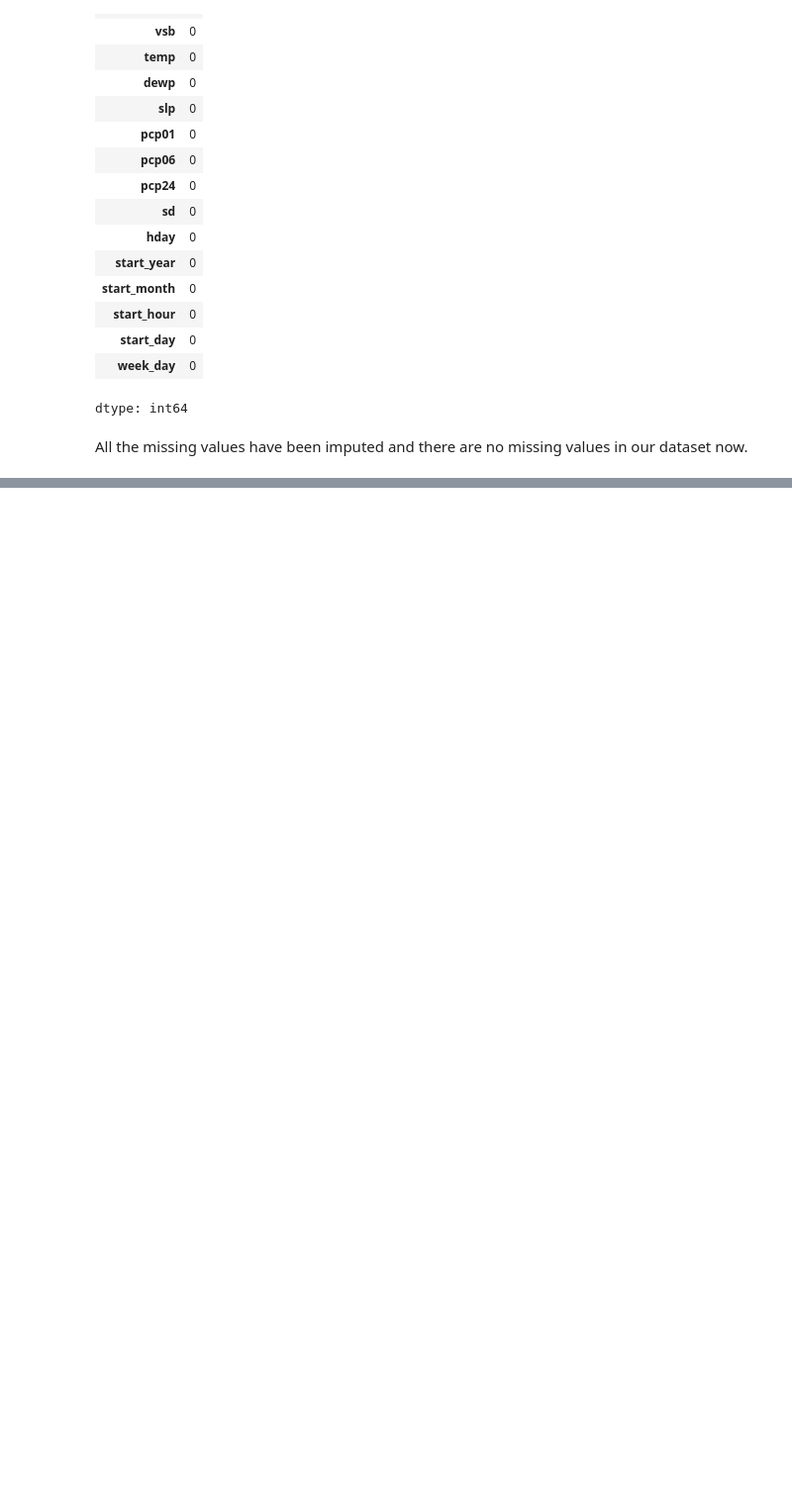
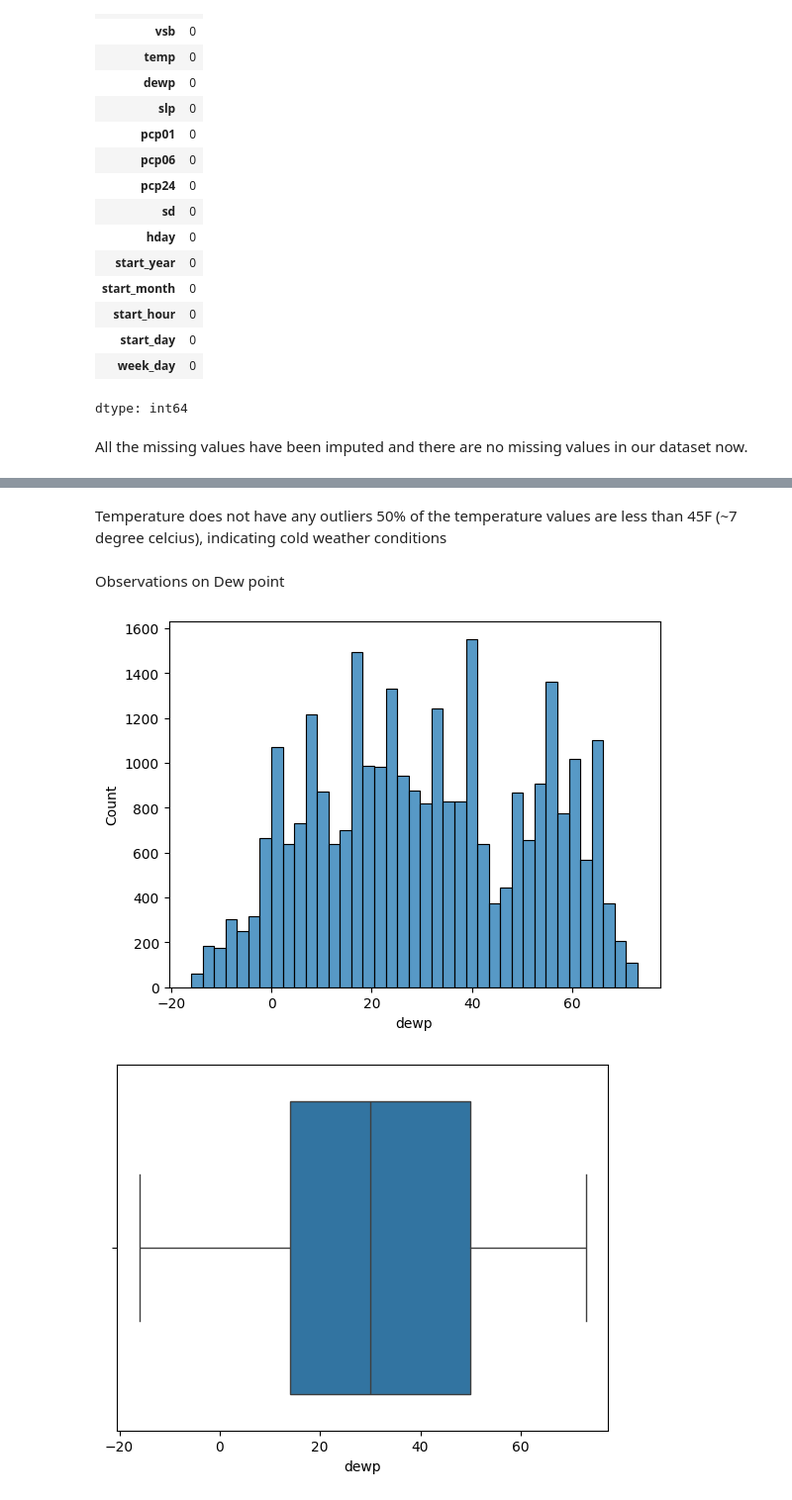
Before and after one commit to Gitstrong3333/MachineLearning_Projects, a Jupyter notebook: Uber.ipynb, the cells around one changed output, grey strips where cells are left out. Shown at 99% size. Drawn from its saved outputs; the diff is of its cells as text; code cells hidden in the pictures; blank space fills up the shorter version.

```diff
--- a/Uber.ipynb
+++ b/Uber.ipynb
@@ -488,0 +546,13 @@ All the missing values have been imputed and there are no missing values in our
+# %% [markdown]
+Temperature does not have any outliers
+50% of the temperature values are less than 45F (~7 degree celcius), indicating cold weather conditions
+# %% [markdown]
+Observations on Dew point
+# %%
+sns.histplot(data=df,x='dewp')
+plt.show()
+sns.boxplot(data=df,x='dewp')
+plt.show()
+# %% [output]
+[figure, added]
+[figure, added]
```
Also changed, not shown: parts of 71 cells of this notebook.
